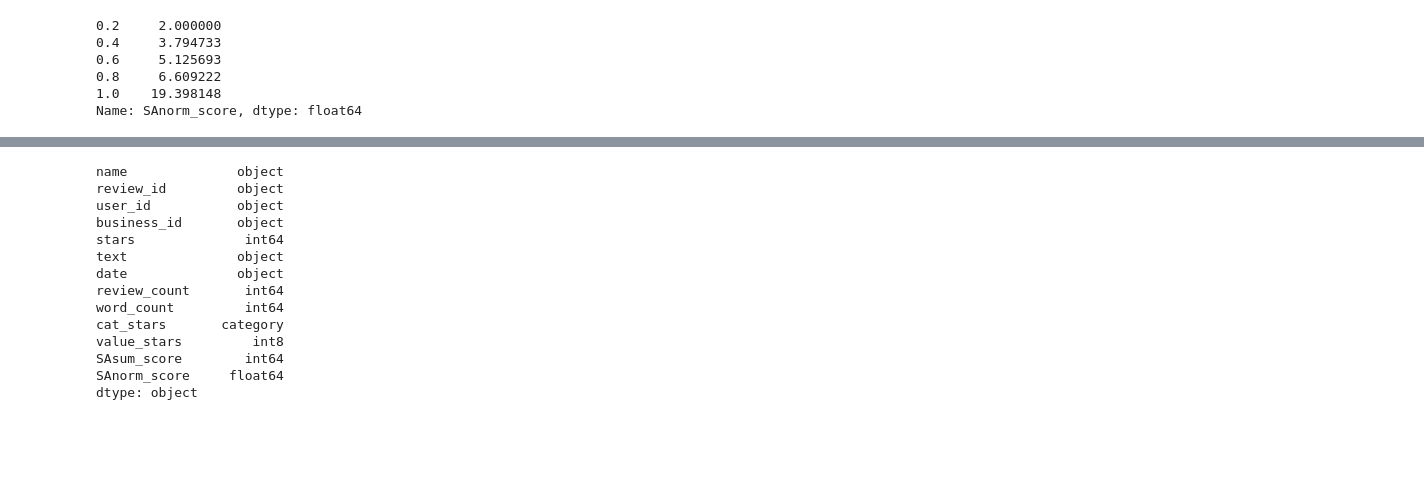
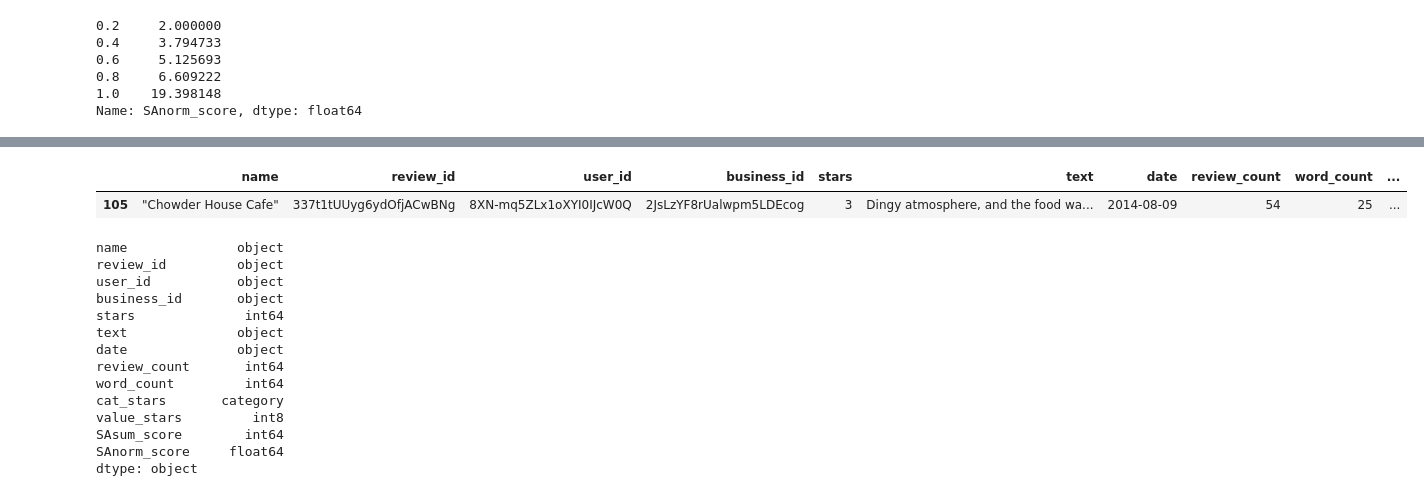
Before and after one commit to minas26902/Improving_Yelp_Ratings_with_ML, a Jupyter notebook: AFINN_analyses_AMD/AFINN_SA_on_323K_AMD.ipynb, the cells around one changed output, grey strips where cells are left out. Cells and saved outputs as stored; diff of their text form; code cells hidden in the pictures; blank space fills up the shorter version.

```diff
--- a/AFINN_analyses_AMD/AFINN_SA_on_323K_AMD.ipynb
+++ b/AFINN_analyses_AMD/AFINN_SA_on_323K_AMD.ipynb
@@ -118,3 +132,9 @@ Yelp_new_rating.tail()
+# %%
+#Review sample 3
+Yelp_new_rating[Yelp_new_rating['review_id'] == '337t1tUUyg6ydOfjACwBNg']
+# %% [output]
+|  | name | review_id | user_id | business_id | stars | text | date | review_count | word_count | ... |
+| 105 | "Chowder House Cafe" | 337t1tUUyg6ydOfjACwBNg | 8XN-mq5ZLx1oXYI0IJcW0Q | 2JsLzYF8rUalwpm5LDEcog | 3 | Dingy atmosphere, and the food wa... | 2014-08-09 | 54 | 25 | ... |
 # %%
 Yelp_new_rating.dtypes
 # %% [output]
```
Also changed, not shown: parts of 6 cells of this notebook.
